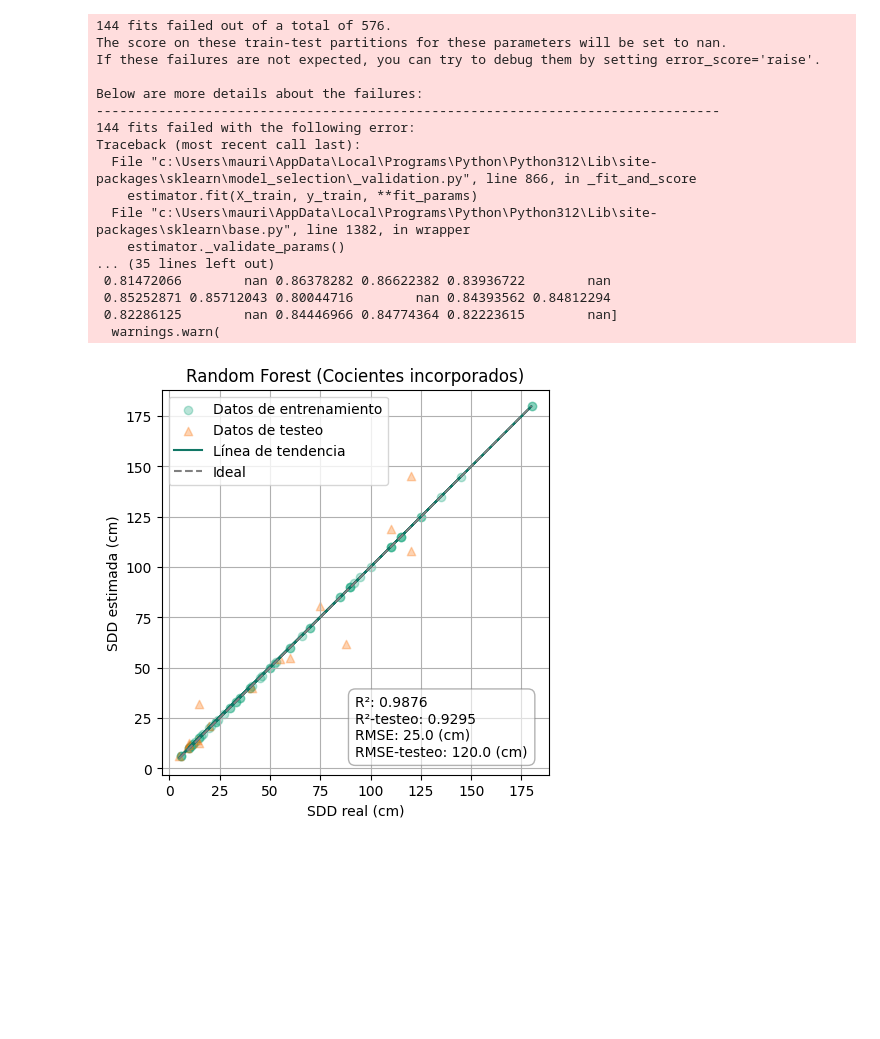
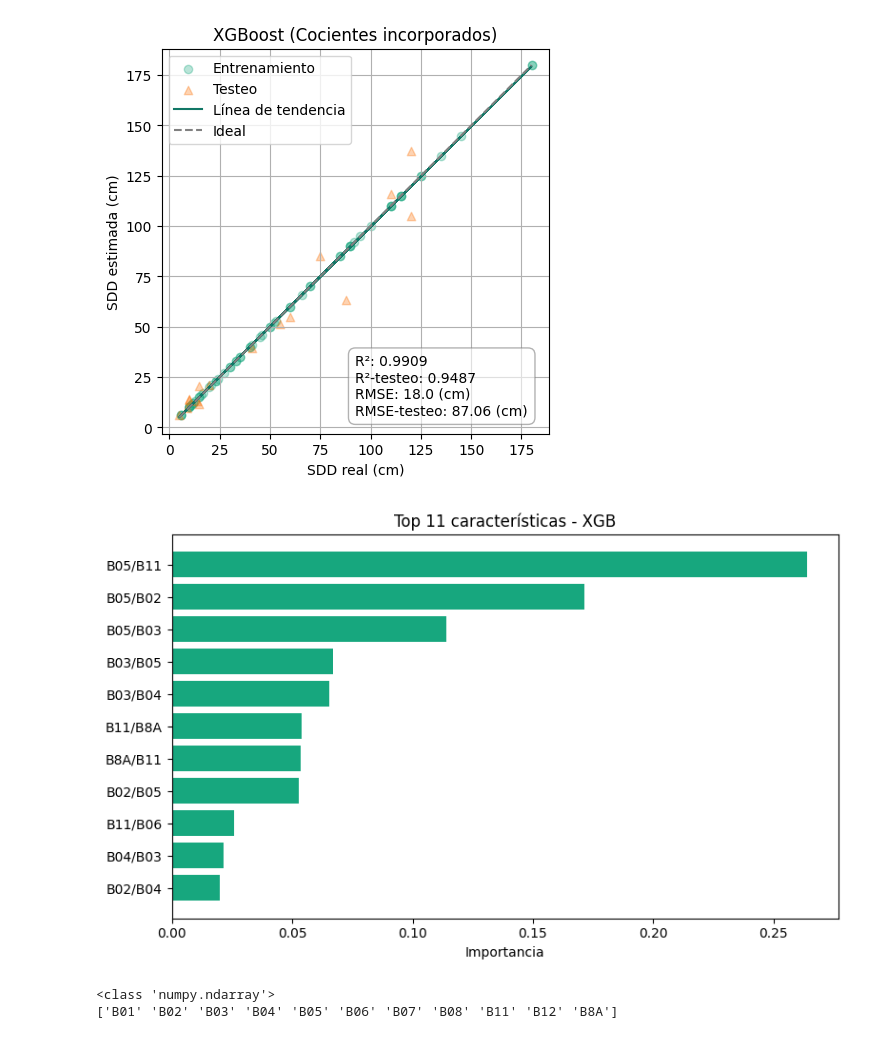
Before and after one commit to mauri491/sitio_secchi, a Jupyter notebook: modelos_ml/modelos.ipynb, the cells around one changed output. Cells and saved outputs as stored; diff of their text form; code cells hidden in the pictures; blank space fills up the shorter version.

```diff
--- a/modelos_ml/modelos.ipynb
+++ b/modelos_ml/modelos.ipynb
@@ -41,6 +41,7 @@ sys.path.append("..//scripts")  # only if your .py is not in the same folder
 from machine_learning import *
 # %%
 Modelo = RegresionML(X,y, ratios = True)
-Modelo.train_rf()
-Modelo.graficar()
+Modelo.train_xgb()
+Modelo.graficar(model = "xgb")
+Modelo.graficar_importancia(model="xgb", top_n=11)
 # %% [output]
@@ -64,18 +49,13 @@ Fitting 3 folds for each of 192 candidates, totalling 576 fits
-144 fits failed out of a total of 576.
-The score on these train-test partitions for these parameters will be set to nan.
-If these failures are not expected, you can try to debug them by setting error_score='raise'.
-
-Below are more details about the failures:
---------------------------------------------------------------------------------
-144 fits failed with the following error:
-Traceback (most recent call last):
-  File "c:\Users\mauri\AppData\Local\Programs\Python\Python312\Lib\site-packages\sklearn\model_selection\_validation.py", line 866, in _fit_and_score
-    estimator.fit(X_train, y_train, **fit_params)
-  File "c:\Users\mauri\AppData\Local\Programs\Python\Python312\Lib\site-packages\sklearn\base.py", line 1382, in wrapper
-    estimator._validate_params()
-... (35 lines left out)
- 0.81472066        nan 0.86378282 0.86622382 0.83936722        nan
- 0.85252871 0.85712043 0.80044716        nan 0.84393562 0.84812294
- 0.82286125        nan 0.84446966 0.84774364 0.82223615        nan]
-  warnings.warn(
-[figure, old version]
+[figure, new version]
+[figure, added]
+# %%
+import pickle
+
+with open('C://Users//mauri//OneDrive//Desktop//PARANA//sitio_secchi//modelos_ml//rf_251014_0.9423_0.8823.pkl', 'rb') as f:
+    data = pickle.load(f)
+
+print(type(data))
+print(data)
+# %% [output]
+<class 'numpy.ndarray'>
+['B01' 'B02' 'B03' 'B04' 'B05' 'B06' 'B07' 'B08' 'B11' 'B12' 'B8A']
```
Also changed, not shown: parts of 1 cell of this notebook, 23 other files.
